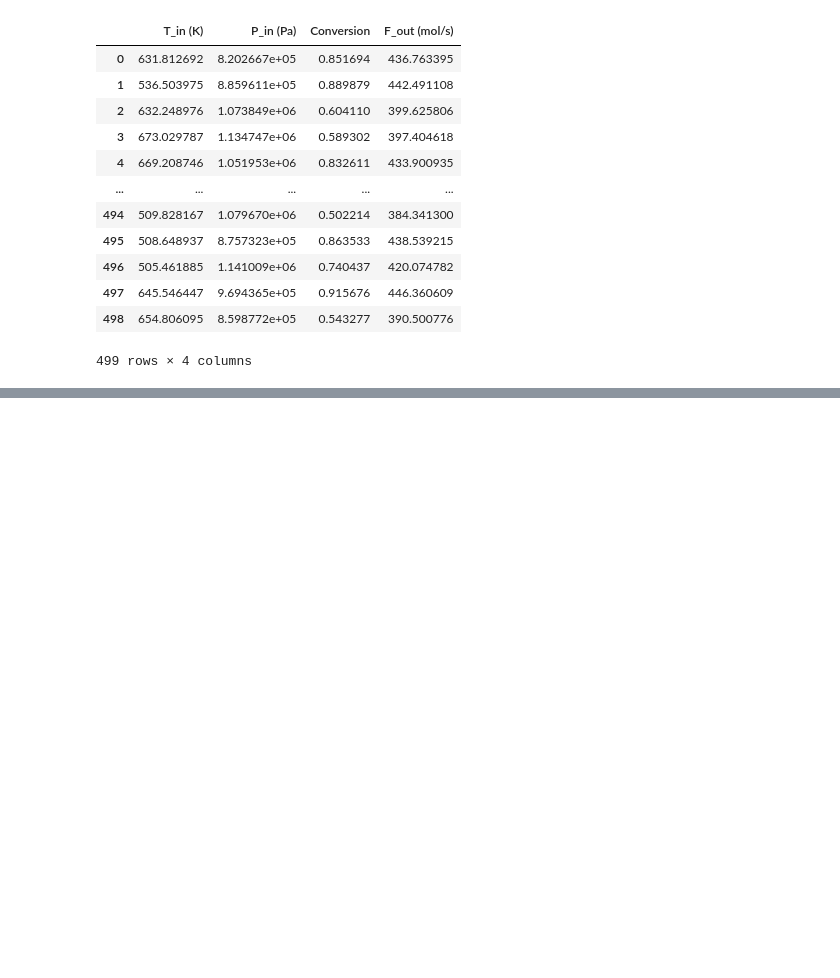
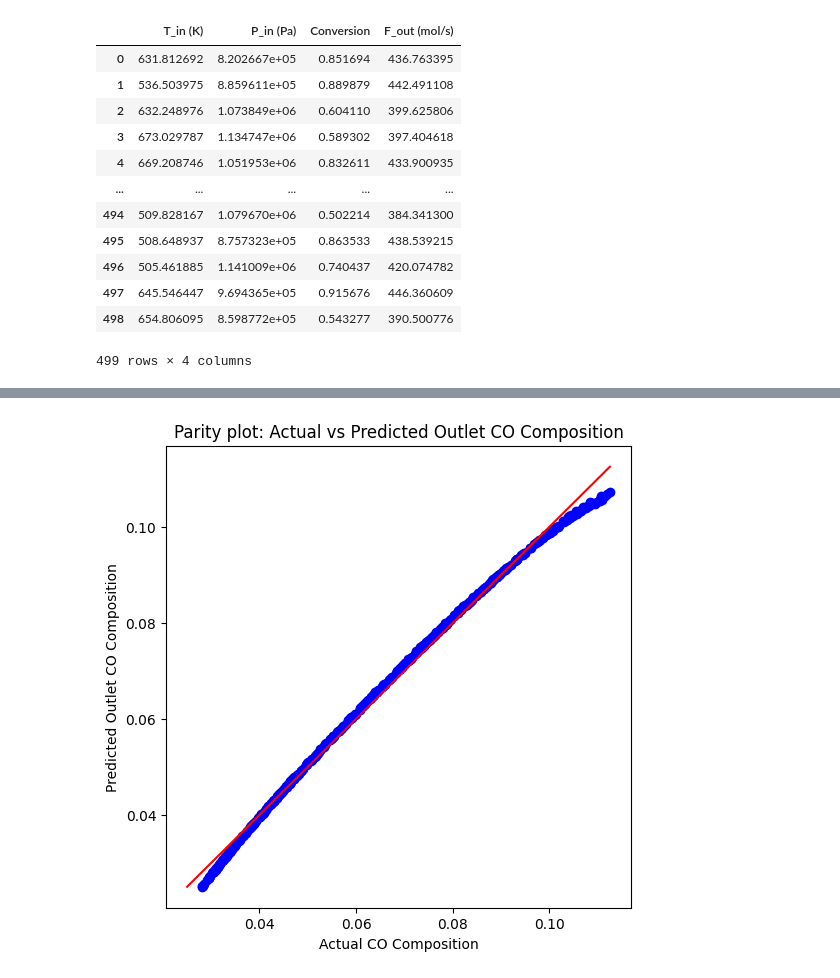
Before and after one commit to Robbybp/surrogate-vs-implicit, a Jupyter notebook: svi/Gibbs_reactor/Testing_Alamo.ipynb, the cells around one changed output, grey strips where cells are left out. Saved outputs shown, nothing was run; the diff lists cells and outputs as text; code cells hidden in the pictures; blank space fills up the shorter version.

```diff
--- a/svi/Gibbs_reactor/Testing_Alamo.ipynb
+++ b/svi/Gibbs_reactor/Testing_Alamo.ipynb
@@ -151,0 +295,3 @@ See the caveats in the documentation: https://pandas.pydata.org/pandas-docs/stab
+# %%
+df_COout = df[['T_in (K)', 'P_in (Pa)', 'Conversion', 'CO']].copy()
+df_COout
@@ -151,0 +312,24 @@ See the caveats in the documentation: https://pandas.pydata.org/pandas-docs/stab
+# %%
+inputs = ['T_in (K)', 'P_in (Pa)','Conversion']
+outputs = ['CO']
+data_in = df_COout[inputs]
+data_out = df_COout[outputs]
+data_in = np.array(data_in)
+data_out = np.array(data_out)
+result = almain.doalamo(data_in,data_out)
+# %%
+df_COout['Predicted Outlet CO Composition'] = result['out']['Z1']['model_fun'](df_COout['T_in (K)'], df_COout['P_in (Pa)'], df_COout['Conversion'])
+
+min_val = min(df_COout['CO'].min(), df_COout['Predicted Outlet CO Composition'].min())
+max_val = max(df_COout['CO'].max(), df_COout['Predicted Outlet CO Composition'].max())
+parity = np.linspace(min_val, max_val)
+
+plt.figure(figsize=(6,6))
+plt.scatter(df_COout['CO'], df_COout['Predicted Outlet CO Composition'], color='blue')
+plt.plot(parity, parity, color='red')
+plt.xlabel('Actual CO Composition')
+plt.ylabel('Predicted Outlet CO Composition')
+plt.title('Parity plot: Actual vs Predicted Outlet CO Composition')
+plt.show()
+# %% [output]
+[figure, added]
```
Also changed, not shown: parts of 34 cells of this notebook.
